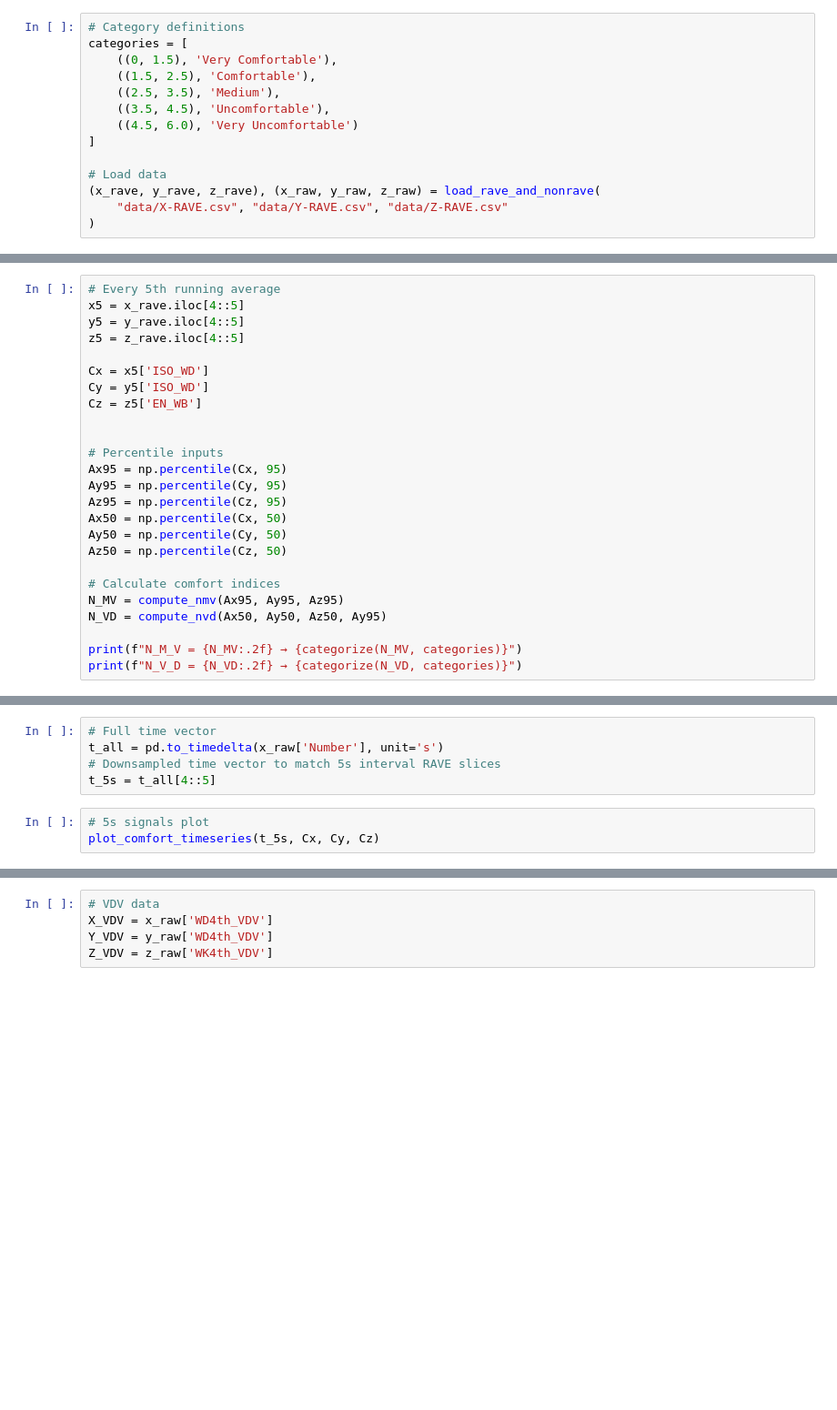
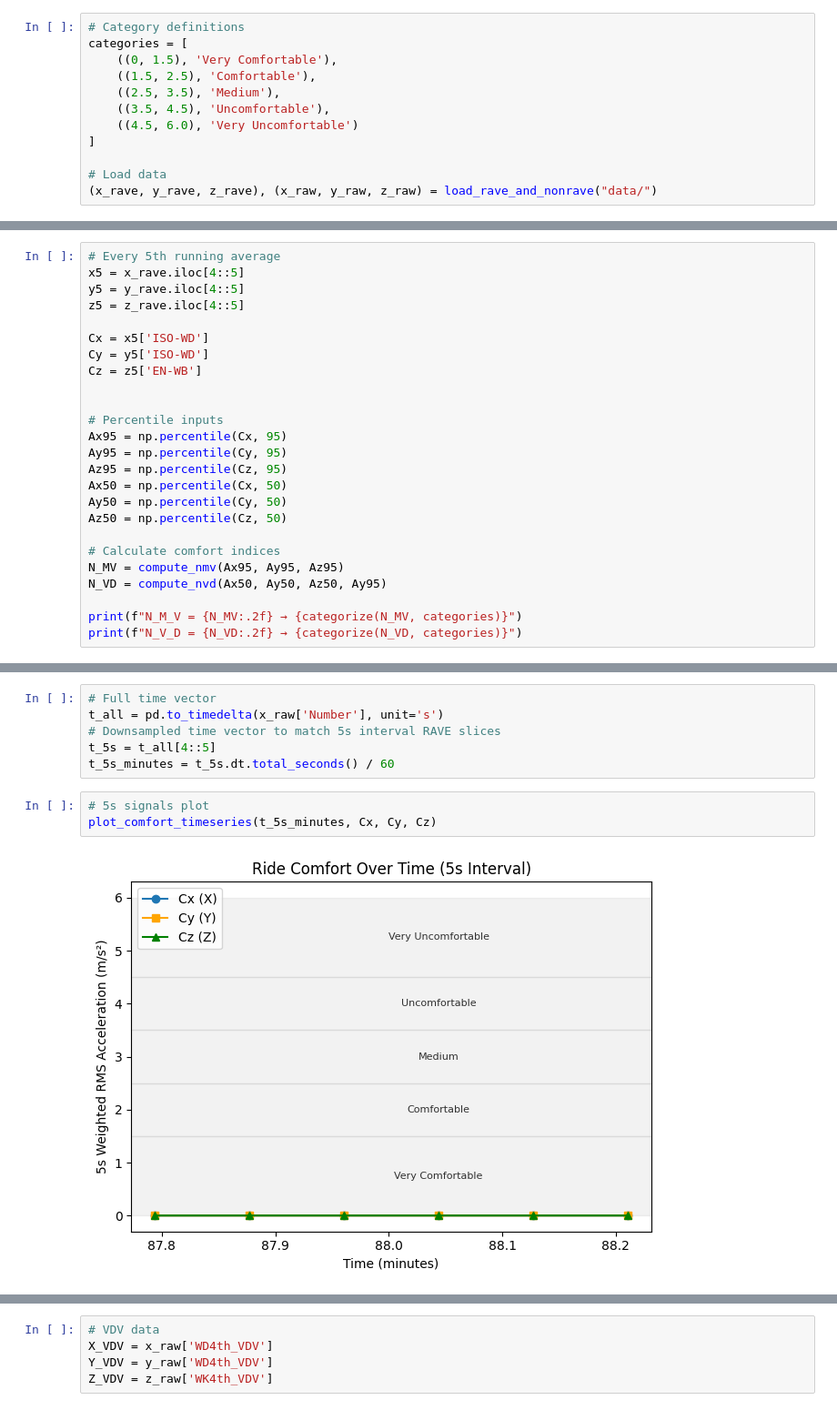
Before and after one commit to credwood/ride_comfort, a Jupyter notebook: calculations.ipynb, the cells around one changed output, grey strips where cells are left out. Shown at 91% size. Saved outputs shown, nothing was run; the diff lists cells and outputs as text; blank space fills up the shorter version.

```diff
--- a/calculations.ipynb
+++ b/calculations.ipynb
@@ -26,6 +27,4 @@ categories = [
 ]
 
 # Load data
-(x_rave, y_rave, z_rave), (x_raw, y_raw, z_raw) = load_rave_and_nonrave(
-    "data/X-RAVE.csv", "data/Y-RAVE.csv", "data/Z-RAVE.csv"
-)
+(x_rave, y_rave, z_rave), (x_raw, y_raw, z_raw) = load_rave_and_nonrave("data/")
@@ -35,9 +37,9 @@ x5 = x_rave.iloc[4::5]
 y5 = y_rave.iloc[4::5]
 z5 = z_rave.iloc[4::5]
 
-Cx = x5['ISO_WD']
-Cy = y5['ISO_WD']
-Cz = z5['EN_WB']
+Cx = x5['ISO-WD']
+Cy = y5['ISO-WD']
+Cz = z5['EN-WB']
 
 
 # Percentile inputs
@@ -62,9 +89,12 @@ plot_comfort_thresholds(N_MV, N_VD, categories)
 t_all = pd.to_timedelta(x_raw['Number'], unit='s')
 # Downsampled time vector to match 5s interval RAVE slices
 t_5s = t_all[4::5]
+t_5s_minutes = t_5s.dt.total_seconds() / 60
 # %%
 # 5s signals plot
-plot_comfort_timeseries(t_5s, Cx, Cy, Cz)
+plot_comfort_timeseries(t_5s_minutes, Cx, Cy, Cz)
+# %% [output]
+[figure, added]
 # %%
 #### For av calculation, note that I'm not implementing the kb control flow ###
 
```
Also changed, not shown: parts of 10 cells of this notebook, 10 other files.
